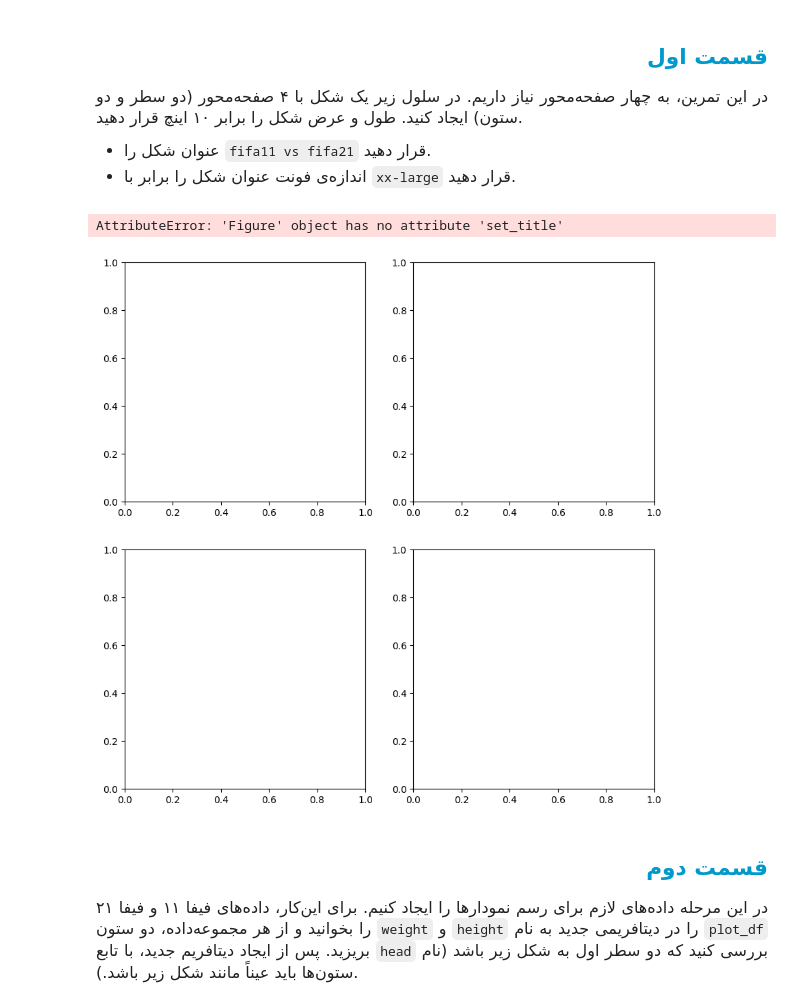
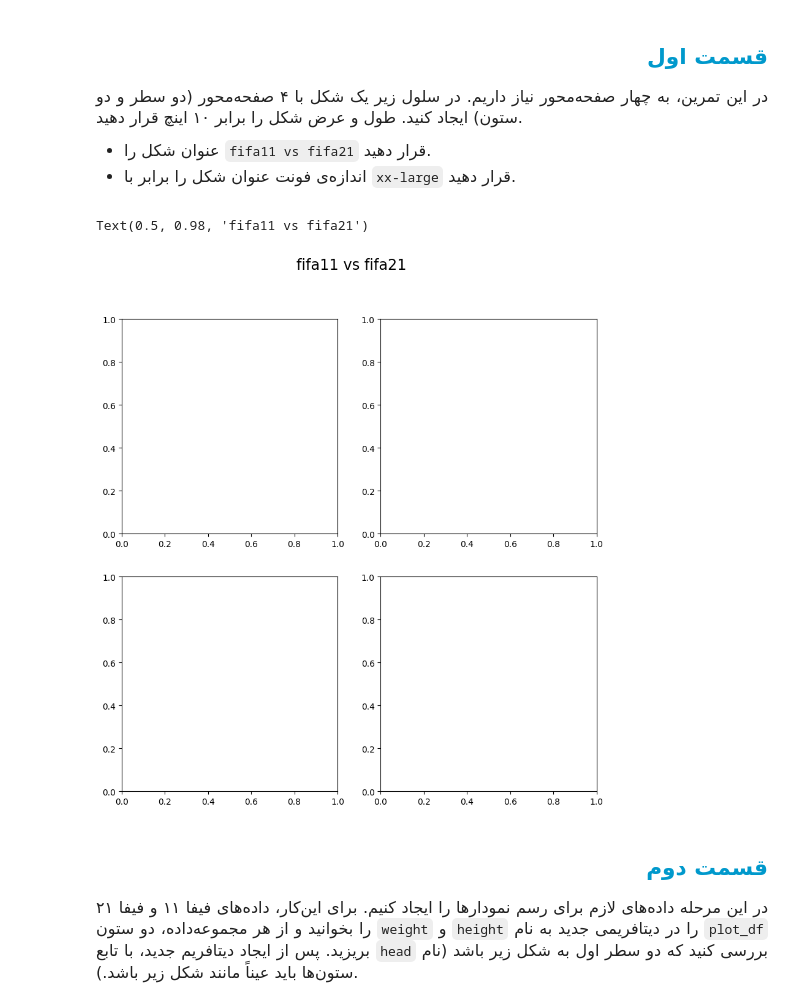
Before and after one commit to mahajialirezaei/Gone-with-the-wind, a Jupyter notebook: gone_with_the_wind.ipynb, the cells around one changed output. Cells and saved outputs as stored; diff of their text form; code cells hidden in the pictures.

Commit message:
implement the plot_df dataframe

```diff
--- a/gone_with_the_wind.ipynb
+++ b/gone_with_the_wind.ipynb
@@ -47,9 +45,10 @@ ModuleNotFoundError: No module named 'pandas._libs.pandas_parser'
 # %%
 # TODO: create the figure and plots
 fig, axes = plt.subplots(2,2, figsize=(10,10))
+fig.suptitle('fifa11 vs fifa21', fontsize='xx-large')
 # %% [output]
-AttributeError: 'Figure' object has no attribute 'set_title'
+Text(0.5, 0.98, 'fifa11 vs fifa21')
-[figure, old version]
+[figure, new version]
 # %% [markdown]
 
 
```
Also changed, not shown: parts of 7 cells of this notebook.
